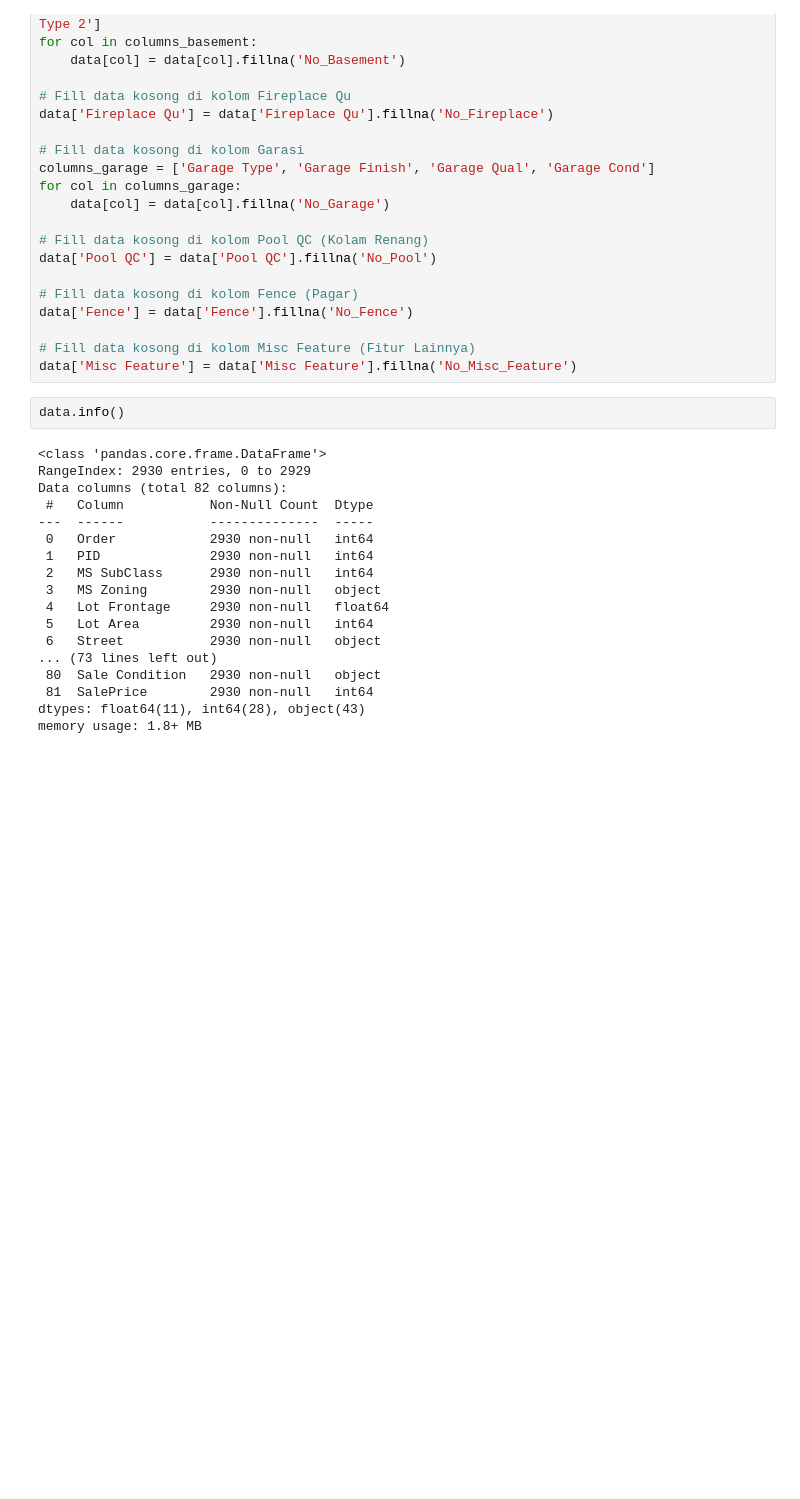
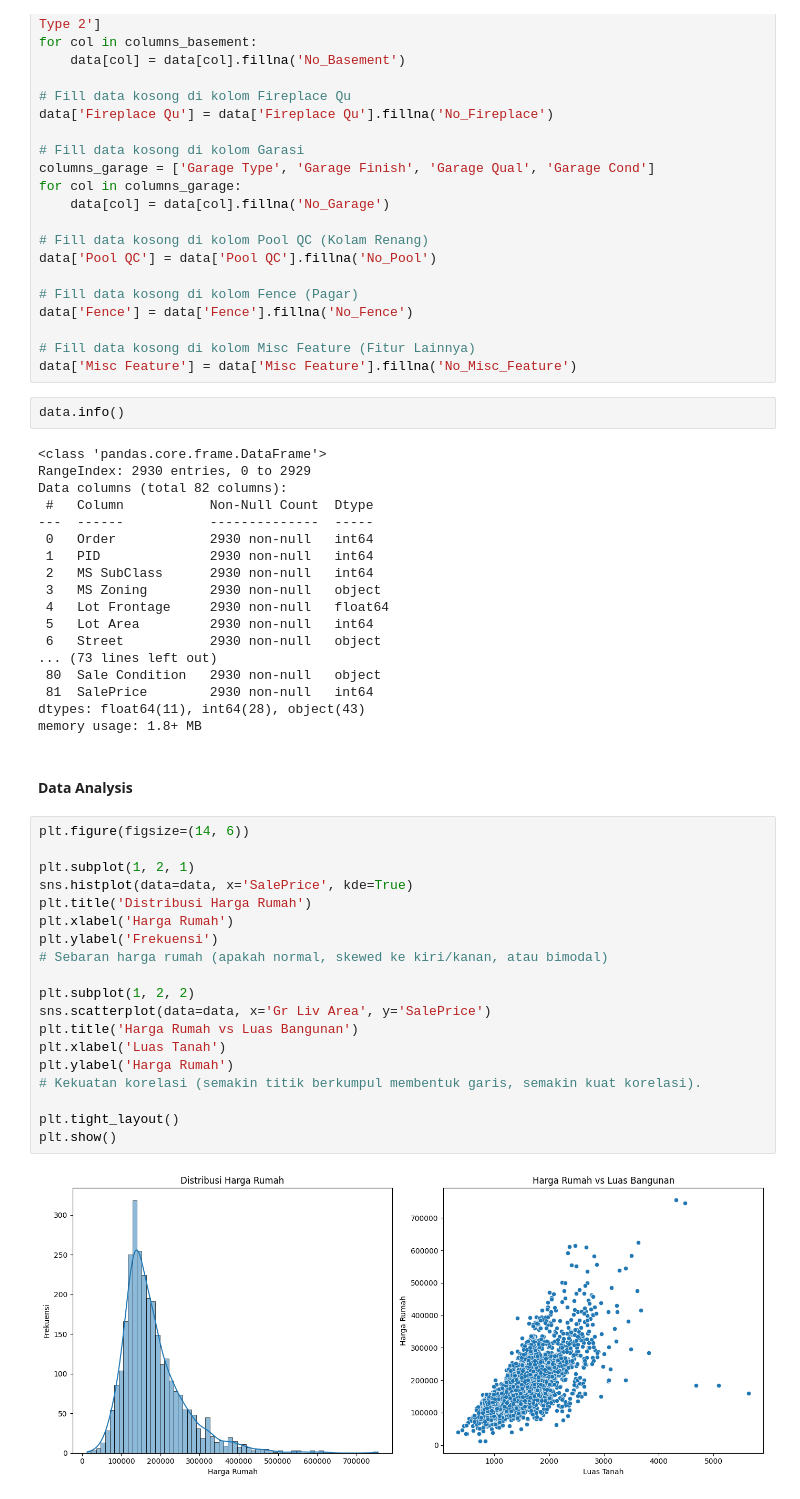
Before and after one commit to SuwandiRamadhan/Bootcamp-AI, a Jupyter notebook: Weekly Assignment/ames_housing.ipynb, the cells around one changed output. Saved outputs shown, nothing was run; the diff lists cells and outputs as text; blank space fills up the shorter version.

Commit message:
membuat data analys awal

```diff
--- a/Weekly Assignment/ames_housing.ipynb
+++ b/Weekly Assignment/ames_housing.ipynb
@@ -144,3 +148,26 @@ Data columns (total 82 columns):
  81  SalePrice        2930 non-null   int64
 dtypes: float64(11), int64(28), object(43)
 memory usage: 1.8+ MB
+# %% [markdown]
+#### Data Analysis
+# %%
+plt.figure(figsize=(14, 6))
+
+plt.subplot(1, 2, 1)
+sns.histplot(data=data, x='SalePrice', kde=True)
+plt.title('Distribusi Harga Rumah')
+plt.xlabel('Harga Rumah')
+plt.ylabel('Frekuensi')
+# Sebaran harga rumah (apakah normal, skewed ke kiri/kanan, atau bimodal)
+
+plt.subplot(1, 2, 2)
+sns.scatterplot(data=data, x='Gr Liv Area', y='SalePrice')
+plt.title('Harga Rumah vs Luas Bangunan')
+plt.xlabel('Luas Tanah')
+plt.ylabel('Harga Rumah')
+# Kekuatan korelasi (semakin titik berkumpul membentuk garis, semakin kuat korelasi).
+
+plt.tight_layout()
+plt.show()
+# %% [output]
+[figure, added]
```
Also changed, not shown: parts of 3 cells of this notebook.
